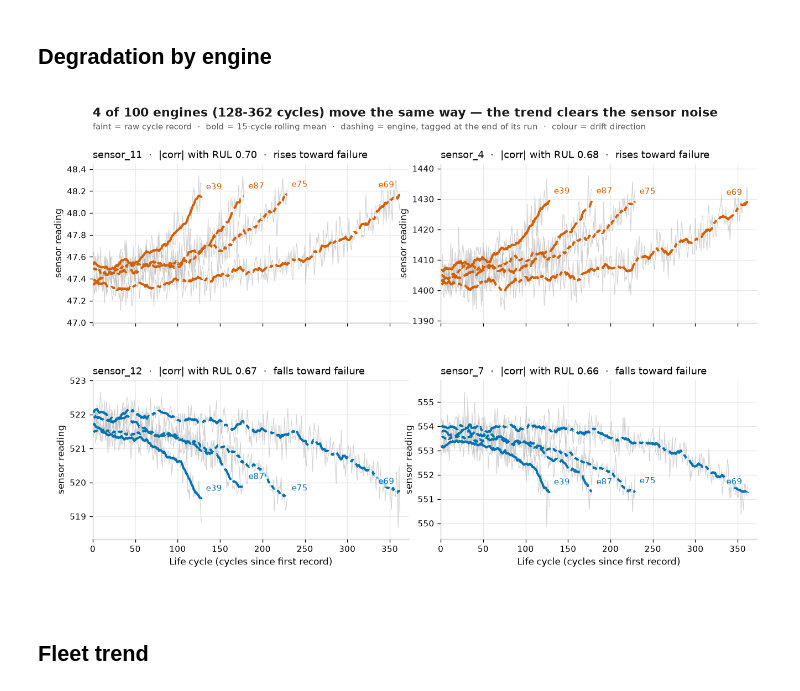
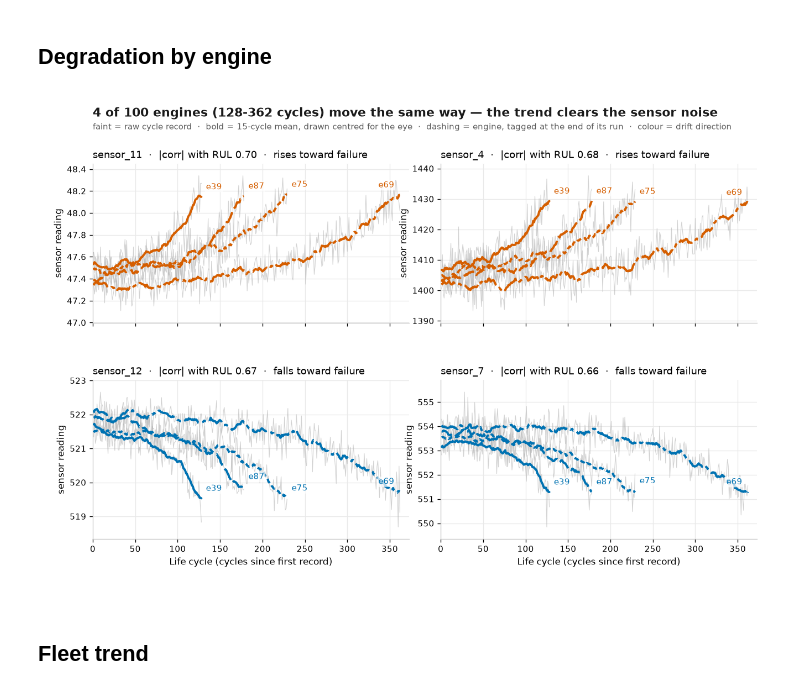
Before and after one commit to rafaa-sf/RULPTE, a Jupyter notebook: rul_prediction.ipynb, the cells around one changed output. Cells and saved outputs as stored; diff of their text form; code cells hidden in the pictures.

Commit message:
Say that the plotting smoother is not a model feature

```diff
--- a/rul_prediction.ipynb
+++ b/rul_prediction.ipynb
@@ -135,35 +135,35 @@ for ax, s in zip(axes.ravel(), TOP):
         ax.plot(d["cycle"], d[s], color=STYLE["raw"], ls="-", lw=0.7, alpha=0.55, zorder=2)
         ax.plot(d["cycle"], smooth, color=col, ls=dash, lw=2.4, zorder=3,
                 solid_capstyle="round")
         # engine tag at the end of its own trace: the longest one is placed
         # inside the axes so it cannot be clipped
         last = u == life.idxmax()
         ax.annotate(f"e{u}", (d["cycle"].iloc[-1], smooth.iloc[-1]),
                     xytext=(-6, 6) if last else (5, 6), textcoords="offset points",
                     ha="right" if last else "left", va="bottom",
                     fontsize=STYLE["tag"], color=col, zorder=4,
                     bbox=dict(boxstyle="round,pad=0.12", fc="white", ec="none", alpha=0.72))
     ax.set_title(f"{s}  ·  |corr| with RUL {abs(corr[s]):.2f}  ·  "
                  f"{'rises' if corr[s] < 0 else 'falls'} toward failure", loc="left")
     ax.set_ylabel("sensor reading")
     ax.margins(x=0.02, y=0.09)
     ax.set_xlim(0, life.max() * 1.03)
     ax.set_axisbelow(True)
 
 for a in axes[1, :]:
     a.set_xlabel("Life cycle (cycles since first record)")
 
 fig.suptitle(f"{len(engines)} of {train['unit'].nunique()} engines "
              f"({int(life.min())}-{int(life.max())} cycles) move the same way — "
              f"the trend clears the sensor noise",
              x=LEFT, y=0.972, ha="left", fontsize=STYLE["title"], fontweight="bold",
              color=STYLE["ink"])
 fig.text(LEFT, 0.928,
-         f"faint = raw cycle record  ·  bold = {WIN}-cycle rolling mean  ·  "
+         f"faint = raw cycle record  ·  bold = {WIN}-cycle mean, drawn centred for the eye  ·  "
          f"dashing = engine, tagged at the end of its run  ·  colour = drift direction",
          ha="left", fontsize=STYLE["subtitle"], color=STYLE["muted"])
 # %% [output]
-[figure, old version]
+[figure, new version]
 # %% [markdown]
 ## Fleet trend
 # %%
```
